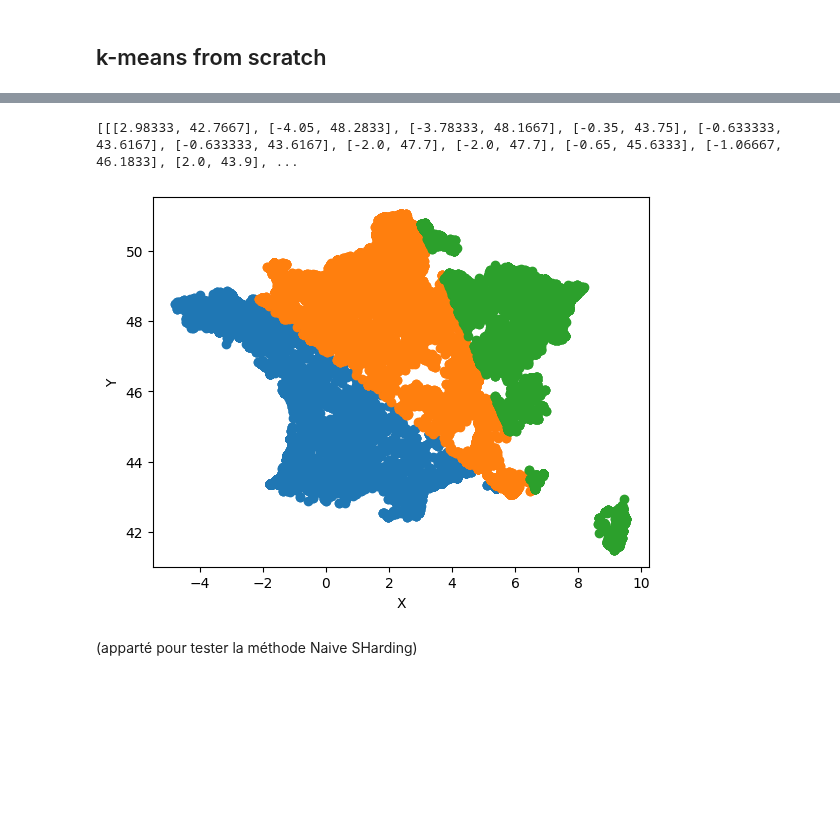
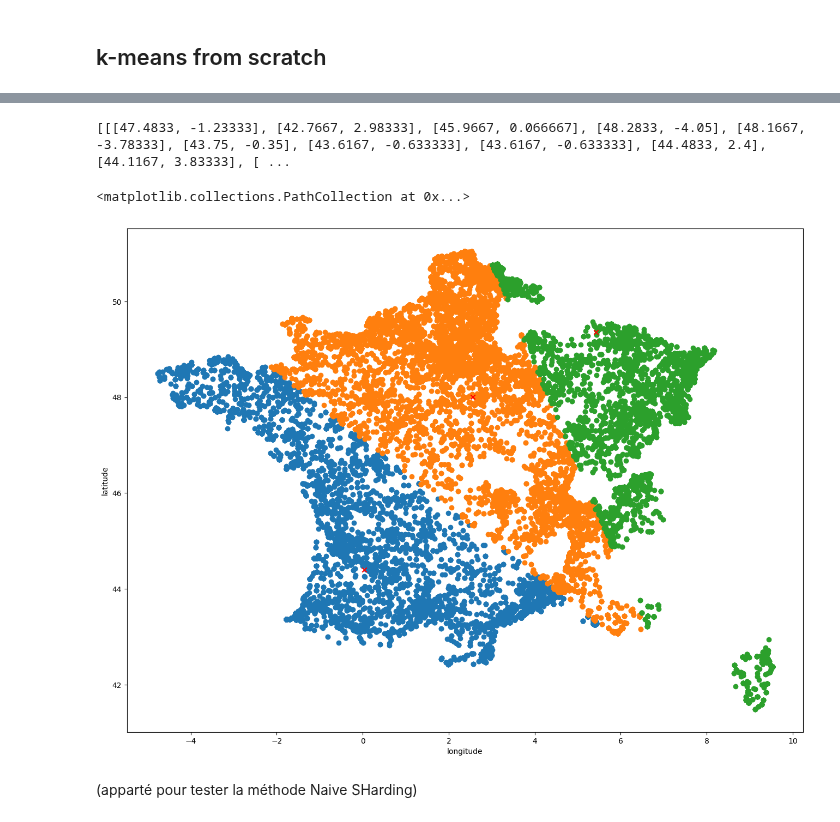
Before and after one commit to Epwo/ProjetA3-23, a Jupyter notebook: IA/non supervisé/non-supervise.ipynb, the cells around one changed output, grey strips where cells are left out. Cells and saved outputs as stored; diff of their text form; code cells hidden in the pictures; blank space fills up the shorter version.

```diff
--- a/IA/non supervisé/non-supervise.ipynb
+++ b/IA/non supervisé/non-supervise.ipynb
@@ -225,9 +225,6 @@ def _get_mean(sums, step):
 # %%
 import sklearn.preprocessing
 
-fig = plt.figure(figsize=(16,12))  # Width: 8 inches, Height: 6 inches
-plt.xlabel("longitude")
-plt.ylabel("latitude")
 
 def Kmeans(NbCentroids,daf):
     clusterList = [[] for _ in range(NbCentroids)]
@@ -237,11 +234,10 @@ def Kmeans(NbCentroids,daf):
     minmax_scaler = sklearn.preprocessing.MinMaxScaler(feature_range=(0, 1))
     X_scaled = minmax_scaler.fit_transform(daf)
     centroids = naiveShard(X_scaled, k=NbCentroids)
-    # Scale centroids using the same scaler
     centroids = minmax_scaler.inverse_transform(np.array(centroids))
-    plt.scatter(centroids[:, 1], centroids[:, 0], c='red', marker='x')
+
     #pour chaque accident on regarde quel est le centroide le plus proche
-    #daf = daf.loc[1]
+
     for index, row in daf.iterrows():
         pt = [row['latitude'],row['longitude']]
         distlist = [[] for _ in range(NbCentroids)]
@@ -250,7 +246,6 @@ def Kmeans(NbCentroids,daf):
         min_index = distlist.index(min(distlist))
         clusterList[min_index].append(pt)
 
-    plt.scatter(daf['longitude'],daf['latitude'],s=10)
-    return clusterList
+    return clusterList,centroids
 # %%
 a = Kmeans(3,data)
@@ -259,25 +252,31 @@ a = Kmeans(3,data)
 # %%
 print(a)
 # %% [output]
-[[[2.98333, 42.7667], [-4.05, 48.2833], [-3.78333, 48.1667], [-0.35, 43.75], [-0.633333, 43.6167], [-0.633333, 43.6167], [-2.0, 47.7], [-2.0, 47.7], [-0.65, 45.6333], [-1.06667, 46.1833], [2.0, 43.9], ...
+[[[47.4833, -1.23333], [42.7667, 2.98333], [45.9667, 0.066667], [48.2833, -4.05], [48.1667, -3.78333], [43.75, -0.35], [43.6167, -0.633333], [43.6167, -0.633333], [44.4833, 2.4], [44.1167, 3.83333], [ ...
 # %%
 colors = ['red', 'green', 'blue', 'orange', 'purple']  # Add more colors if needed
 
+fig = plt.figure(figsize=(16,12))  # Width: 8 inches, Height: 6 inches
+plt.xlabel("longitude")
+plt.ylabel("latitude")
 
-plt.xlabel('X')
-plt.ylabel('Y')
 
 # Iterate over each cluster
-for cluster in a:
+for cluster in a[0]:
     # Extract x and y coordinates for the current cluster
     y_coords = [coord[0] for coord in cluster]
     x_coords = [coord[1] for coord in cluster]
 
 
     # Plot scatter for the current cluster
+
     plt.scatter(x_coords, y_coords)
+
+centroids = a[1]
+plt.scatter(centroids[:, 1], centroids[:, 0], c='red', marker='x')
 # %% [output]
+<matplotlib.collections.PathCollection at 0x...>
-[figure, old version]
+[figure, new version]
 # %% [markdown]
 (apparté pour tester la méthode Naive SHarding)
 # %% [markdown]
```
Also changed, not shown: parts of 1 cell of this notebook.
